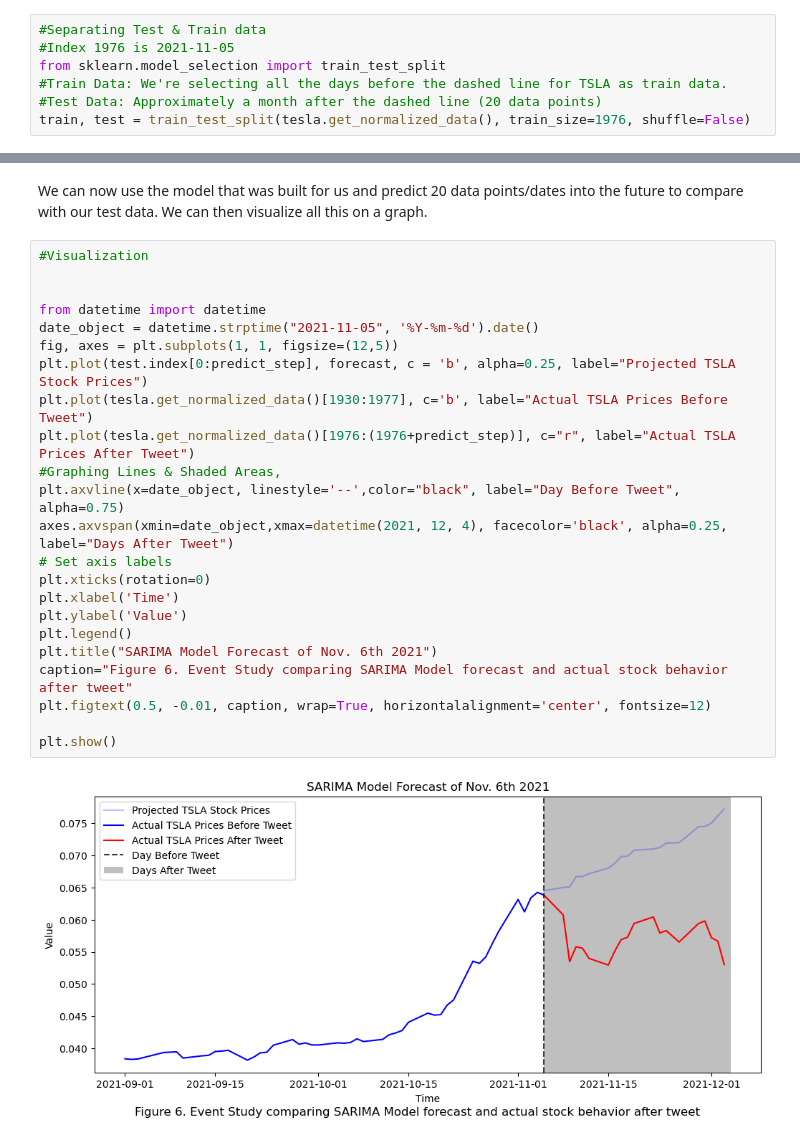
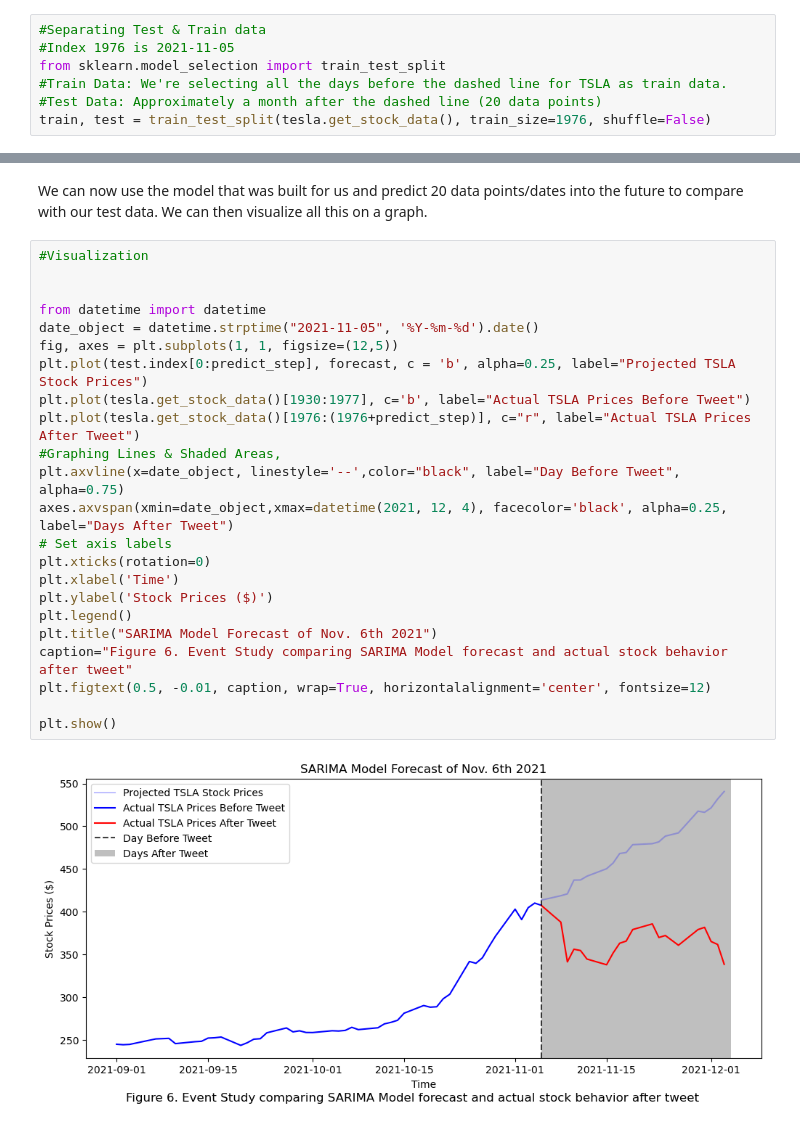
Before and after one commit to olincollege/twitter-vs-stock, a Jupyter notebook: main.ipynb, the cells around one changed output, grey strips where cells are left out. Saved outputs shown, nothing was run; the diff lists cells and outputs as text.

```diff
--- a/main.ipynb
+++ b/main.ipynb
@@ -664,7 +733,7 @@ To create the SARIMA model, we need to choose our training and testing data. For
 from sklearn.model_selection import train_test_split
 #Train Data: We're selecting all the days before the dashed line for TSLA as train data.
 #Test Data: Approximately a month after the dashed line (20 data points)
-train, test = train_test_split(tesla.get_normalized_data(), train_size=1976, shuffle=False)
+train, test = train_test_split(tesla.get_stock_data(), train_size=1976, shuffle=False)
 # %% [markdown]
 To built our SARIMA model, we can use a built in function of pmdarima called auto_arima. This will automatically find the best values for p, d, q, P, D, and Q by minimizing the AiC or the Akaike Information criteria.
 # %%
@@ -700,28 +769,28 @@ We can now use the model that was built for us and predict 20 data points/dates
 # %%
 #Visualization
 
 
 from datetime import datetime
 date_object = datetime.strptime("2021-11-05", '%Y-%m-%d').date()
 fig, axes = plt.subplots(1, 1, figsize=(12,5))
 plt.plot(test.index[0:predict_step], forecast, c = 'b', alpha=0.25, label="Projected TSLA Stock Prices")
-plt.plot(tesla.get_normalized_data()[1930:1977], c='b', label="Actual TSLA Prices Before Tweet")
-plt.plot(tesla.get_normalized_data()[1976:(1976+predict_step)], c="r", label="Actual TSLA Prices After Tweet")
+plt.plot(tesla.get_stock_data()[1930:1977], c='b', label="Actual TSLA Prices Before Tweet")
+plt.plot(tesla.get_stock_data()[1976:(1976+predict_step)], c="r", label="Actual TSLA Prices After Tweet")
 #Graphing Lines & Shaded Areas,
 plt.axvline(x=date_object, linestyle='--',color="black", label="Day Before Tweet", alpha=0.75)
 axes.axvspan(xmin=date_object,xmax=datetime(2021, 12, 4), facecolor='black', alpha=0.25, label="Days After Tweet")
 # Set axis labels
 plt.xticks(rotation=0)
 plt.xlabel('Time')
-plt.ylabel('Value')
+plt.ylabel('Stock Prices ($)')
 plt.legend()
 plt.title("SARIMA Model Forecast of Nov. 6th 2021")
 caption="Figure 6. Event Study comparing SARIMA Model forecast and actual stock behavior after tweet"
 plt.figtext(0.5, -0.01, caption, wrap=True, horizontalalignment='center', fontsize=12)
 
 plt.show()
 # %% [output]
-[figure, old version]
+[figure, new version]
 # %% [markdown]
 We can see from this graph that the SARIMA model projected the stocks to continue to go up based on the historical data, while in actuality the stocks took a sharp nosedive.
 
```
Also changed, not shown: parts of 42 cells of this notebook, 1 other file.
